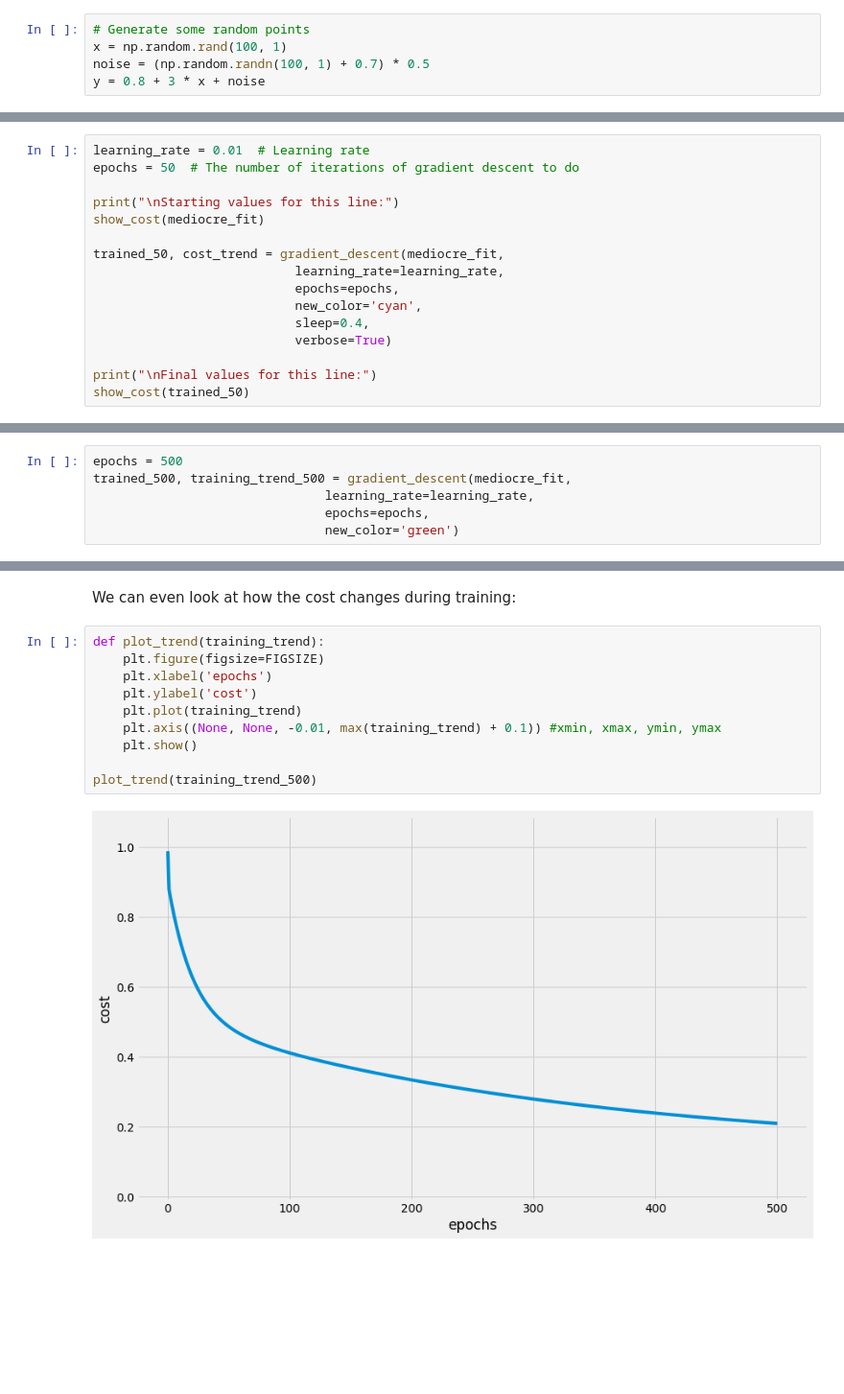
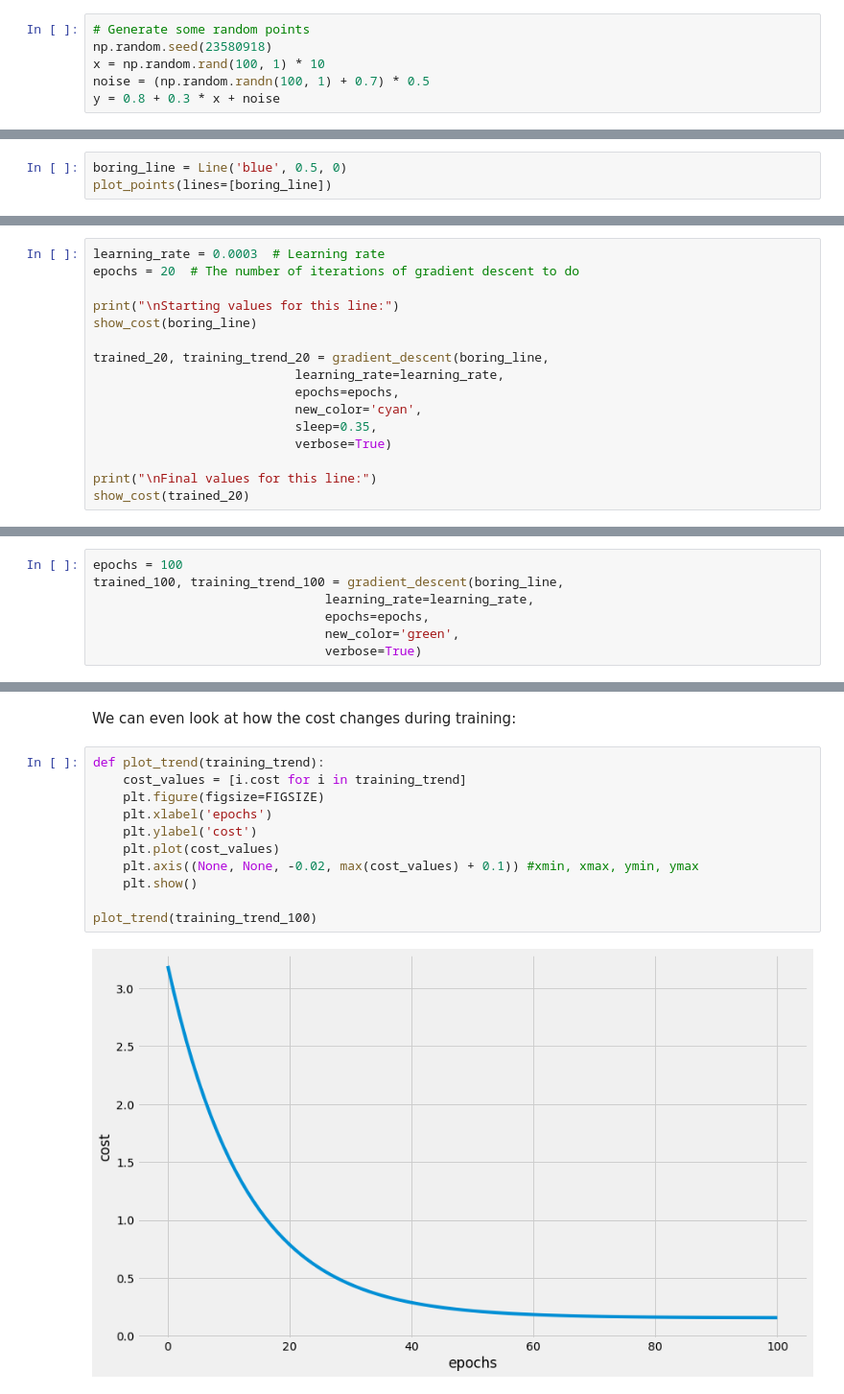
Before and after one commit to evan-burke/m3_sf_2020_training, a Jupyter notebook: how_ml_works.ipynb, the cells around one changed output, grey strips where cells are left out. Shown at 96% size. Cells and saved outputs as stored; diff of their text form; blank space fills up the shorter version.

```diff
--- a/how_ml_works.ipynb
+++ b/how_ml_works.ipynb
@@ -18,9 +16,10 @@ style.use('fivethirtyeight')
 FIGSIZE = (13,8)
 # %%
 # Generate some random points
-x = np.random.rand(100, 1)
+np.random.seed(23580918)
+x = np.random.rand(100, 1) * 10
 noise = (np.random.randn(100, 1) + 0.7) * 0.5
-y = 0.8 + 3 * x + noise
+y = 0.8 + 0.3 * x + noise
 # %%
 def gen_random_line():
     y_intercept_range = (0.3, 3)
@@ -204,0 +203,3 @@ plot_points(lines=[mediocre_fit])
+# %%
+boring_line = Line('blue', 0.5, 0)
+plot_points(lines=[boring_line])
@@ -247,20 +252,20 @@ def gradient_descent(starting_line, learning_rate, epochs,
 # %% [markdown]
 MACHINES, I HEREBY ORDER YOU TO LEARN:
 # %%
-learning_rate = 0.01  # Learning rate
-epochs = 50  # The number of iterations of gradient descent to do
+learning_rate = 0.0003  # Learning rate
+epochs = 20  # The number of iterations of gradient descent to do
 
 print("\nStarting values for this line:")
-show_cost(mediocre_fit)
+show_cost(boring_line)
 
-trained_50, cost_trend = gradient_descent(mediocre_fit,
+trained_20, training_trend_20 = gradient_descent(boring_line,
                            learning_rate=learning_rate,
                            epochs=epochs,
                            new_color='cyan',
-                           sleep=0.4,
+                           sleep=0.35,
                            verbose=True)
 
 print("\nFinal values for this line:")
-show_cost(trained_50)
+show_cost(trained_20)
 # %% [output]
 Starting values for this line:
@@ -290,8 +291,9 @@ plot_points(lines=[mediocre_fit, trained_50])
 # %% [markdown]
 TIME FOR MORE LEARNING
 # %%
-epochs = 500
-trained_500, training_trend_500 = gradient_descent(mediocre_fit,
+epochs = 100
+trained_100, training_trend_100 = gradient_descent(boring_line,
                                learning_rate=learning_rate,
                                epochs=epochs,
-                               new_color='green')
+                               new_color='green',
+                               verbose=True)
@@ -303,13 +316,14 @@ plot_points(lines=[mediocre_fit, trained_50, trained_500])
 We can even look at how the cost changes during training:
 # %%
 def plot_trend(training_trend):
+    cost_values = [i.cost for i in training_trend]
     plt.figure(figsize=FIGSIZE)
     plt.xlabel('epochs')
     plt.ylabel('cost')
-    plt.plot(training_trend)
-    plt.axis((None, None, -0.01, max(training_trend) + 0.1)) #xmin, xmax, ymin, ymax
+    plt.plot(cost_values)
+    plt.axis((None, None, -0.02, max(cost_values) + 0.1)) #xmin, xmax, ymin, ymax
     plt.show()
 
-plot_trend(training_trend_500)
+plot_trend(training_trend_100)
 # %% [output]
-[figure, old version]
+[figure, new version]
```
Also changed, not shown: parts of 30 cells of this notebook, 2 other files.
